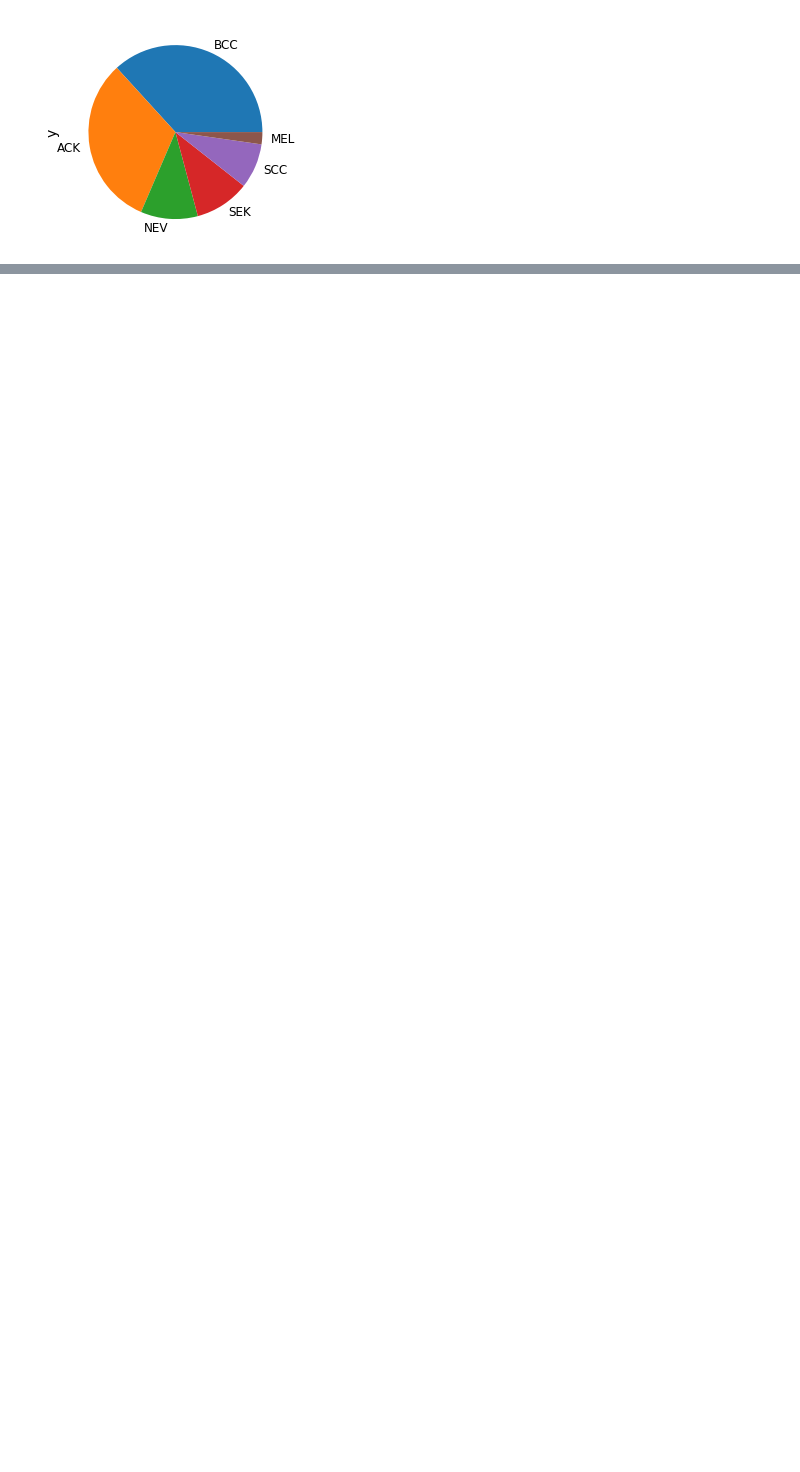
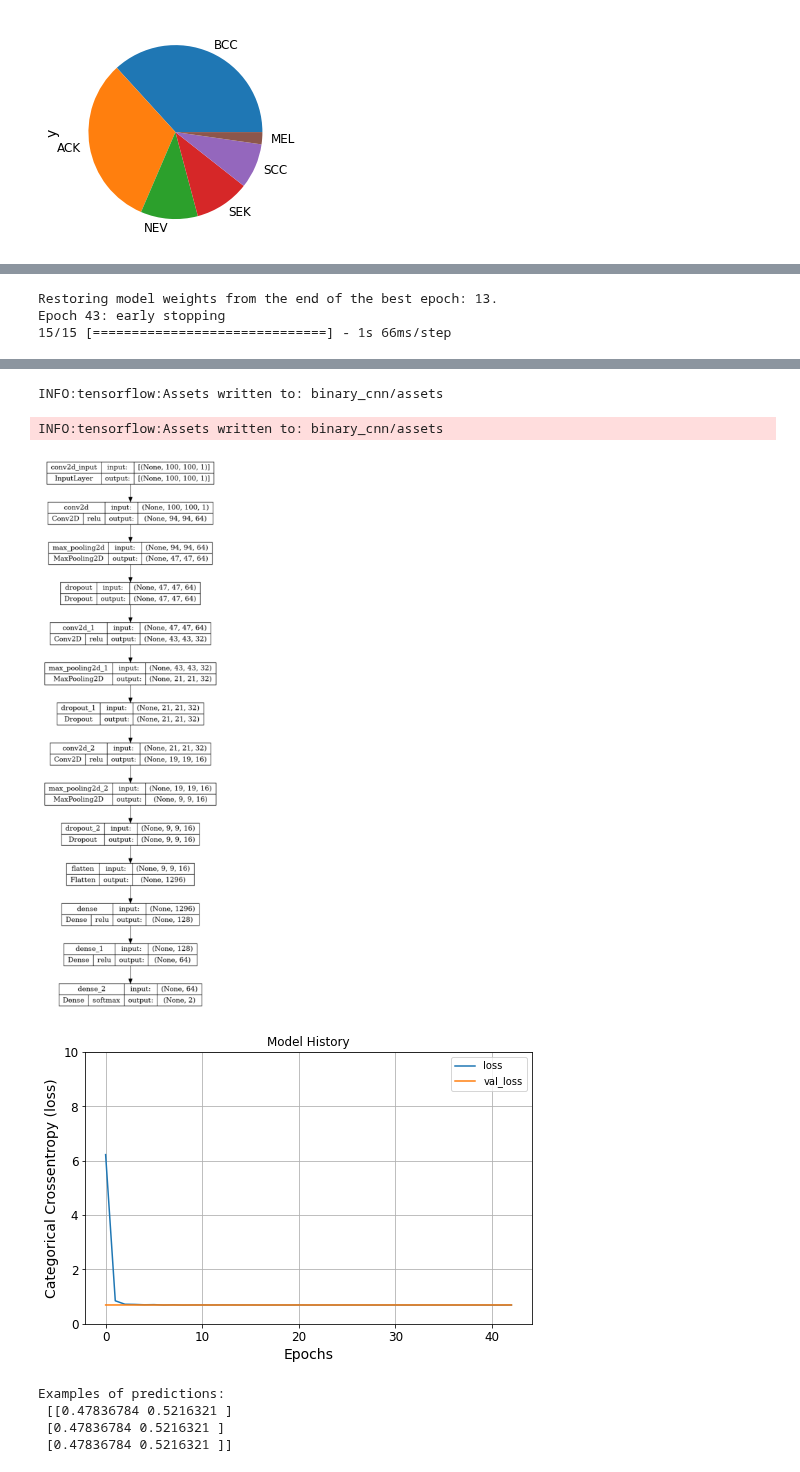
Before and after one commit to CEDipEngineering/ComputerAidedSkinCancerIdentificationAndDiagnosis, a Jupyter notebook: experiments/dip/cnn.ipynb, the cells around one changed output, grey strips where cells are left out. Saved outputs shown, nothing was run; the diff lists cells and outputs as text; code cells hidden in the pictures; blank space fills up the shorter version.

```diff
--- a/experiments/dip/cnn.ipynb
+++ b/experiments/dip/cnn.ipynb
@@ -54,0 +270,9 @@ Y_binary = df["y2"]
+# %%
+if FORCE_TRAIN_MODELS:
+    history, y_test, y_pred, model = model_run(X,Y_binary)
+    model.save("binary_cnn")
+    show_results(model, history, y_test, y_pred, BinaryClassEnconder, "cnn_simple_binary.png")
+# %% [output]
+Restoring model weights from the end of the best epoch: 13.
+Epoch 43: early stopping
+15/15 [==============================] - 1s 66ms/step
@@ -54,0 +280,8 @@ Y_binary = df["y2"]
+INFO:tensorflow:Assets written to: binary_cnn/assets
+INFO:tensorflow:Assets written to: binary_cnn/assets
+[figure, added]
+[figure, added]
+Examples of predictions:
+ [[0.47836784 0.5216321 ]
+ [0.47836784 0.5216321 ]
+ [0.47836784 0.5216321 ]]
```
Also changed, not shown: parts of 14 cells of this notebook, 3 other files.
